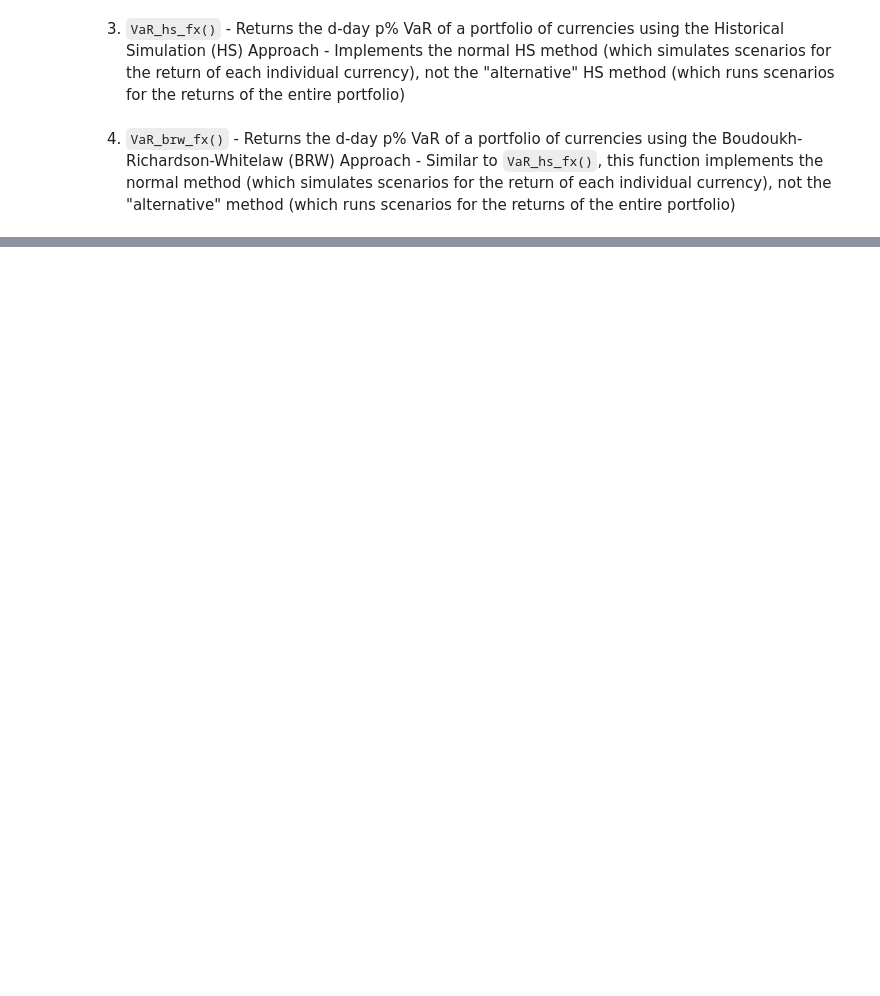
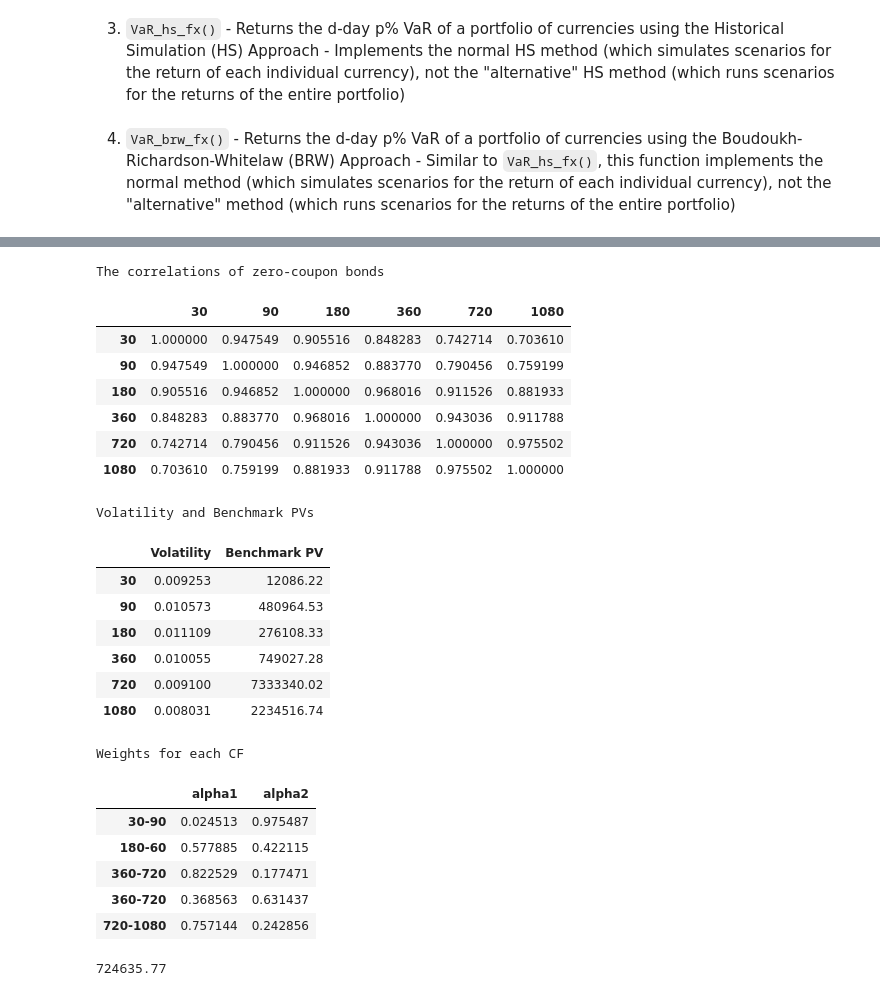
Before and after one commit to aengusmartindonaire/Project-1, a Jupyter notebook: MATH100_[Beltran]_[Donaire]_[Victoria]_Project1.ipynb, the cells around one changed output, grey strips where cells are left out. Cells and saved outputs as stored; diff of their text form; code cells hidden in the pictures; blank space fills up the shorter version.

```diff
--- a/MATH100_[Beltran]_[Donaire]_[Victoria]_Project1.ipynb
+++ b/MATH100_[Beltran]_[Donaire]_[Victoria]_Project1.ipynb
@@ -1174,0 +1421,29 @@ def VaR_brw_fx(df_lst, F_lst,
+# %%
+VaR_cfm_bonds(df=df1, d=10, p=99,
+    face_value=10000000, start_date = "2022-10-03", maturity_date = "2024-12-31",
+    coupon_rate=0.10, coupon_freq=2)
+# %% [output]
+The correlations of zero-coupon bonds
+|  | 30 | 90 | 180 | 360 | 720 | 1080 |
+| 30 | 1.000000 | 0.947549 | 0.905516 | 0.848283 | 0.742714 | 0.703610 |
+| 90 | 0.947549 | 1.000000 | 0.946852 | 0.883770 | 0.790456 | 0.759199 |
+| 180 | 0.905516 | 0.946852 | 1.000000 | 0.968016 | 0.911526 | 0.881933 |
+| 360 | 0.848283 | 0.883770 | 0.968016 | 1.000000 | 0.943036 | 0.911788 |
+| 720 | 0.742714 | 0.790456 | 0.911526 | 0.943036 | 1.000000 | 0.975502 |
+| 1080 | 0.703610 | 0.759199 | 0.881933 | 0.911788 | 0.975502 | 1.000000 |
+Volatility and Benchmark PVs
+|  | Volatility | Benchmark PV |
+| 30 | 0.009253 | 12086.22 |
+| 90 | 0.010573 | 480964.53 |
+| 180 | 0.011109 | 276108.33 |
+| 360 | 0.010055 | 749027.28 |
+| 720 | 0.009100 | 7333340.02 |
+| 1080 | 0.008031 | 2234516.74 |
+Weights for each CF
+|  | alpha1 | alpha2 |
+| 30-90 | 0.024513 | 0.975487 |
+| 180-60 | 0.577885 | 0.422115 |
+| 360-720 | 0.822529 | 0.177471 |
+| 360-720 | 0.368563 | 0.631437 |
+| 720-1080 | 0.757144 | 0.242856 |
+724635.77
```
Also changed, not shown: parts of 6 cells of this notebook.
